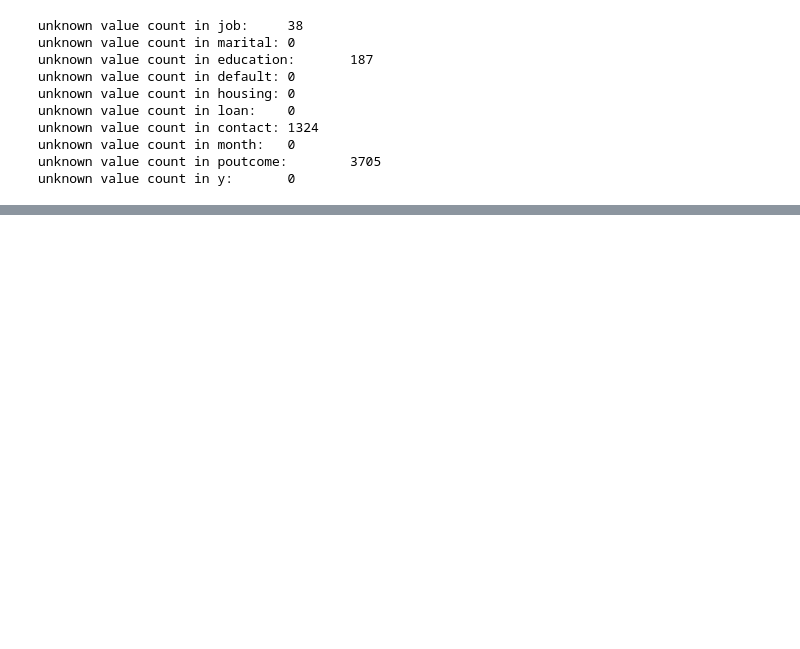
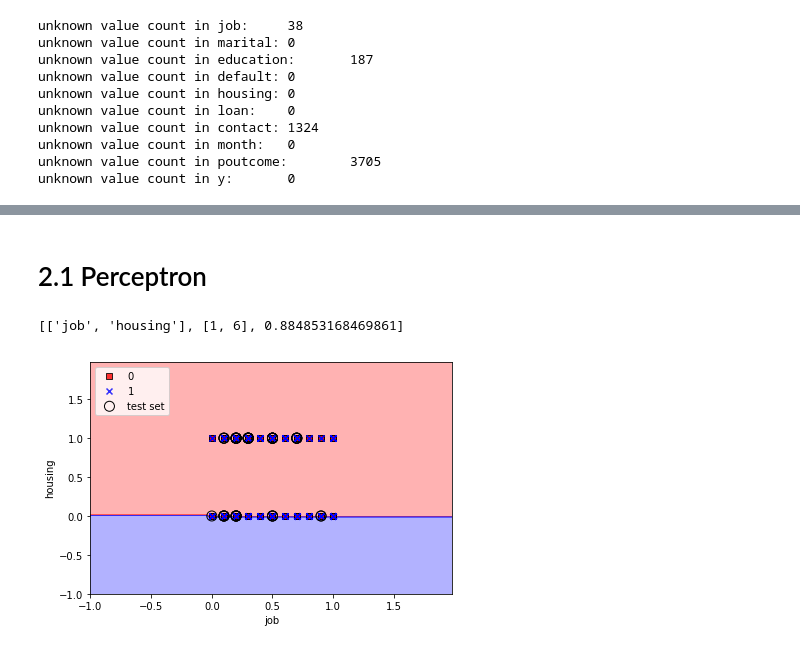
Before and after one commit to tangzhengback/PHBS_TQFML, a Jupyter notebook: HW/bank_marketing.ipynb, the cells around one changed output, grey strips where cells are left out. Cells and saved outputs as stored; diff of their text form; code cells hidden in the pictures; blank space fills up the shorter version.

```diff
--- a/HW/bank_marketing.ipynb
+++ b/HW/bank_marketing.ipynb
@@ -257,19 +162,0 @@ print(output)
-# %%
-def plot_best_feature(output, X_train, X_test, y_train, y_test):
-    lr = LogisticRegression(C=100, random_state=2333)
-    lr.fit(X_train[output[0]], y_train)
-
-    X_combined = np.vstack((X_train[output[0]], X_test[output[0]]))
-    y_combined = np.hstack((y_train, y_test))
-
-    plot_decision_regions(X=X_combined, y=y_combined,
-                      classifier=lr, test_idx=range(105, 150))
-    plt.xlabel(output[0][0])
-    plt.ylabel(output[0][1])
-    plt.legend(loc='upper left')
-
-    plt.tight_layout()
-    #plt.savefig('images/ppn.png', dpi=300)
-    plt.show()
-
-plot_best_feature(output, X_train, X_test, y_train, y_test)
@@ -529,0 +163,42 @@ plot_best_feature(output, X_train, X_test, y_train, y_test)
+# %% [markdown]
+# 2.1 Perceptron
+# %%
+from sklearn.linear_model import Perceptron
+
+#Selection of the best two features
+def find_best_features(X_train, X_test, y_train, y_test):
+    best_score = 0
+    column_names = X_train.columns.values.tolist()
+    c = dict(zip(range(X_train.columns.size),column_names))
+    for ii in range(X_train.columns.size):
+        for jj in range(X_train.columns.size):
+            if jj > ii:
+                ppn = Perceptron(max_iter=100, eta0=0.1, random_state=1)
+                ppn.fit(X_train[[c[ii],c[jj]]], y_train)
+                y_pred = ppn.predict(X_test[[c[ii],c[jj]]])
+                score = accuracy_score(y_test, y_pred)
+                if score > best_score:
+                    best_score = score
+                    best_features = [c[ii],c[jj]]
+                    idx1 = ii
+                    idx2 = jj
+    return [best_features, [idx1, idx2], best_score]
+output = find_best_features(X_train, X_test, y_train, y_test)
+print(output)
+
+#Plot
+def plot_best_feature(output, X_train, X_test, y_train, y_test):
+    ppn = Perceptron(max_iter=100, eta0=0.1, random_state=1)
+    ppn.fit(X_train[output[0]], y_train)
+    X_combined = np.vstack((X_train[output[0]], X_test[output[0]]))
+    y_combined = np.hstack((y_train, y_test))
+    plot_decision_regions(X=X_combined, y=y_combined,classifier=ppn, test_idx=range(105, 150))
+    plt.xlabel(output[0][0])
+    plt.ylabel(output[0][1])
+    plt.legend(loc='upper left')
+    plt.tight_layout()
+    plt.show()
+plot_best_feature(output, X_train, X_test, y_train, y_test)
+# %% [output]
+[['job', 'housing'], [1, 6], 0.884853168469861]
+[figure, added]
```
Also changed, not shown: parts of 52 cells of this notebook.
